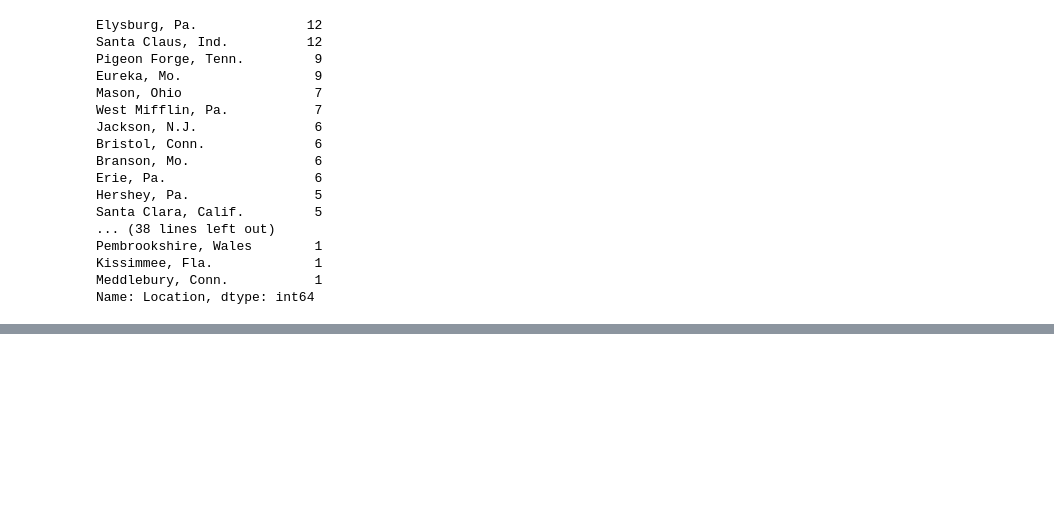
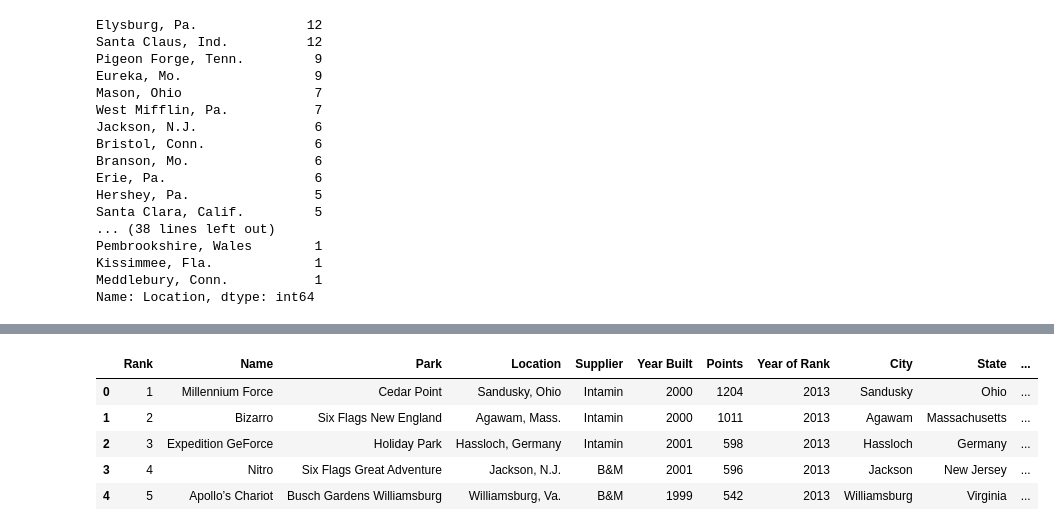
Before and after one commit to megancindric/roller_coaster_analysis, a Jupyter notebook: data_cleaning.ipynb, the cells around one changed output, grey strips where cells are left out. Cells and saved outputs as stored; diff of their text form; code cells hidden in the pictures; blank space fills up the shorter version.

```diff
--- a/data_cleaning.ipynb
+++ b/data_cleaning.ipynb
@@ -145,0 +192,29 @@ Name: Location, dtype: int64
+# %%
+# Replacing abbreviated values in State column
+renamed_df = merged_df.replace({
+    "State": {
+        "Ala.":"Alabama",
+        "Calif.":"California",
+        "Conn.":"Connecticut",
+        "Fla.":"Florida",
+        "Ga.":"Georgia",
+        "Ill.":"Illinois",
+        "Ind.":"Indiana",
+        "Ky.":"Kentucky",
+        "Mass.":"Massachusetts",
+        "Md.":"Maryland",
+        "Mich.":"Michigan",
+        "Minn.":"Minnesota",
+        "Mo.":"Missouri",
+        "N.C.":"North Carolina",
+        "N.J.":"New Jersey",
+        "N.Y.":"New York",
+        "Pa.":"Pennsylvania",
+        "Tenn.":"Tennessee",
+        "Va.":"Virginia",
+        "Wis.":"Wisconsin",
+        "Ont.":"Ontario",
+        "B.C.":"British Columbia",
+    }
+})
+renamed_df["State"].value_counts()
@@ -145,0 +239,13 @@ Name: Location, dtype: int64
+# %%
+countries = ["Canada", "Spain", "Sweden", "Austria", "Mexico", "England", "Germany", "Netherlands", "Ireland", "South Korea", "China", "Denmark", "Wales"]
+# The ~ symbol specifies NOT in numpy
+renamed_df.loc[~renamed_df["State"].isin(countries), "Country"] = "United States"
+renamed_df.loc[renamed_df["State"].isin(countries), "Country"] = renamed_df["State"]
+renamed_df.head()
+# %% [output]
+|  | Rank | Name | Park | Location | Supplier | Year Built | Points | Year of Rank | City | State | ... |
+| 0 | 1 | Millennium Force | Cedar Point | Sandusky, Ohio | Intamin | 2000 | 1204 | 2013 | Sandusky | Ohio | ... |
+| 1 | 2 | Bizarro | Six Flags New England | Agawam, Mass. | Intamin | 2000 | 1011 | 2013 | Agawam | Massachusetts | ... |
+| 2 | 3 | Expedition GeForce | Holiday Park | Hassloch, Germany | Intamin | 2001 | 598 | 2013 | Hassloch | Germany | ... |
+| 3 | 4 | Nitro | Six Flags Great Adventure | Jackson, N.J. | B&M | 2001 | 596 | 2013 | Jackson | New Jersey | ... |
+| 4 | 5 | Apollo’s Chariot | Busch Gardens Williamsburg | Williamsburg, Va. | B&M | 1999 | 542 | 2013 | Williamsburg | Virginia | ... |
```
Also changed, not shown: parts of 10 cells of this notebook, 1 other file.
